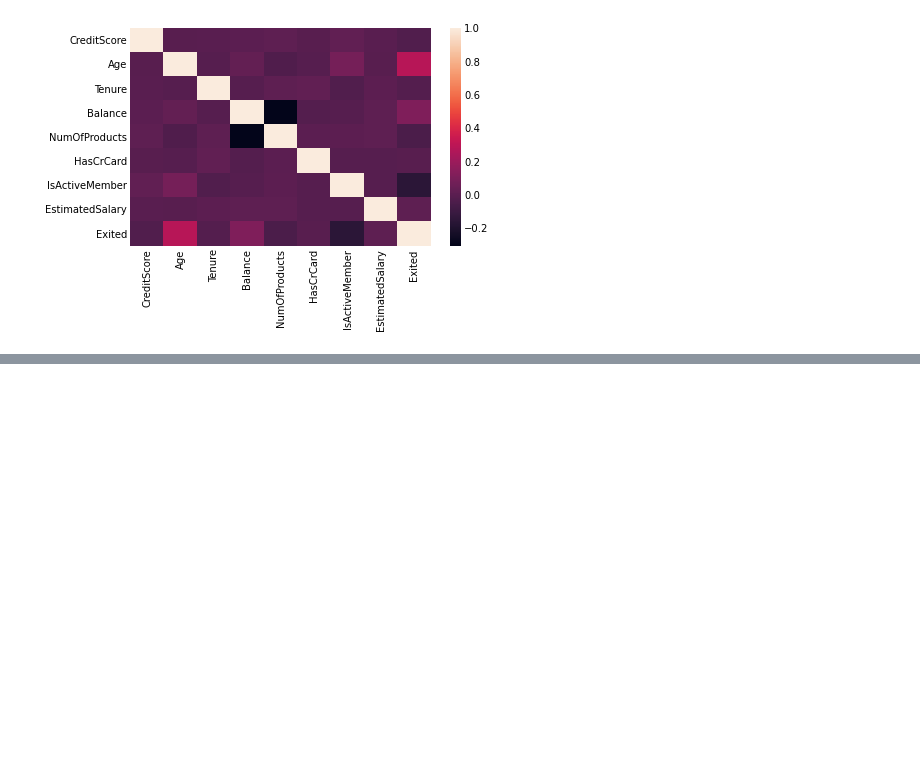
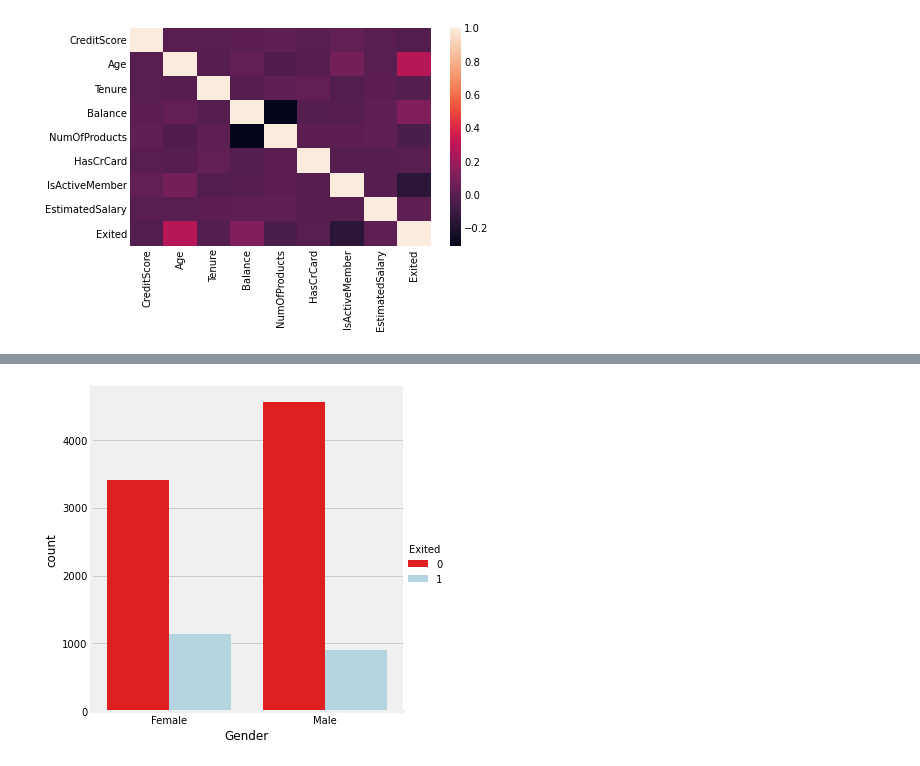
Before and after one commit to raaayden/GA_Project_Code_Challenge_3, a Jupyter notebook: project_final.ipynb, the cells around one changed output, grey strips where cells are left out. Drawn from its saved outputs; the diff is of its cells as text; code cells hidden in the pictures; blank space fills up the shorter version.

Commit message:
AFMA - Update 5
Added gropuby Geography
Added catplot Gender

```diff
--- a/project_final.ipynb
+++ b/project_final.ipynb
@@ -225,0 +246,4 @@ sns.barplot(data=banking, x='Exited', y='Age')
+# %%
+sns.catplot("Gender", hue="Exited", data=banking, kind="count", palette={1:"lightblue", 0:"red"});
+# %% [output]
+[figure, added]
```
Also changed, not shown: parts of 17 cells of this notebook.
